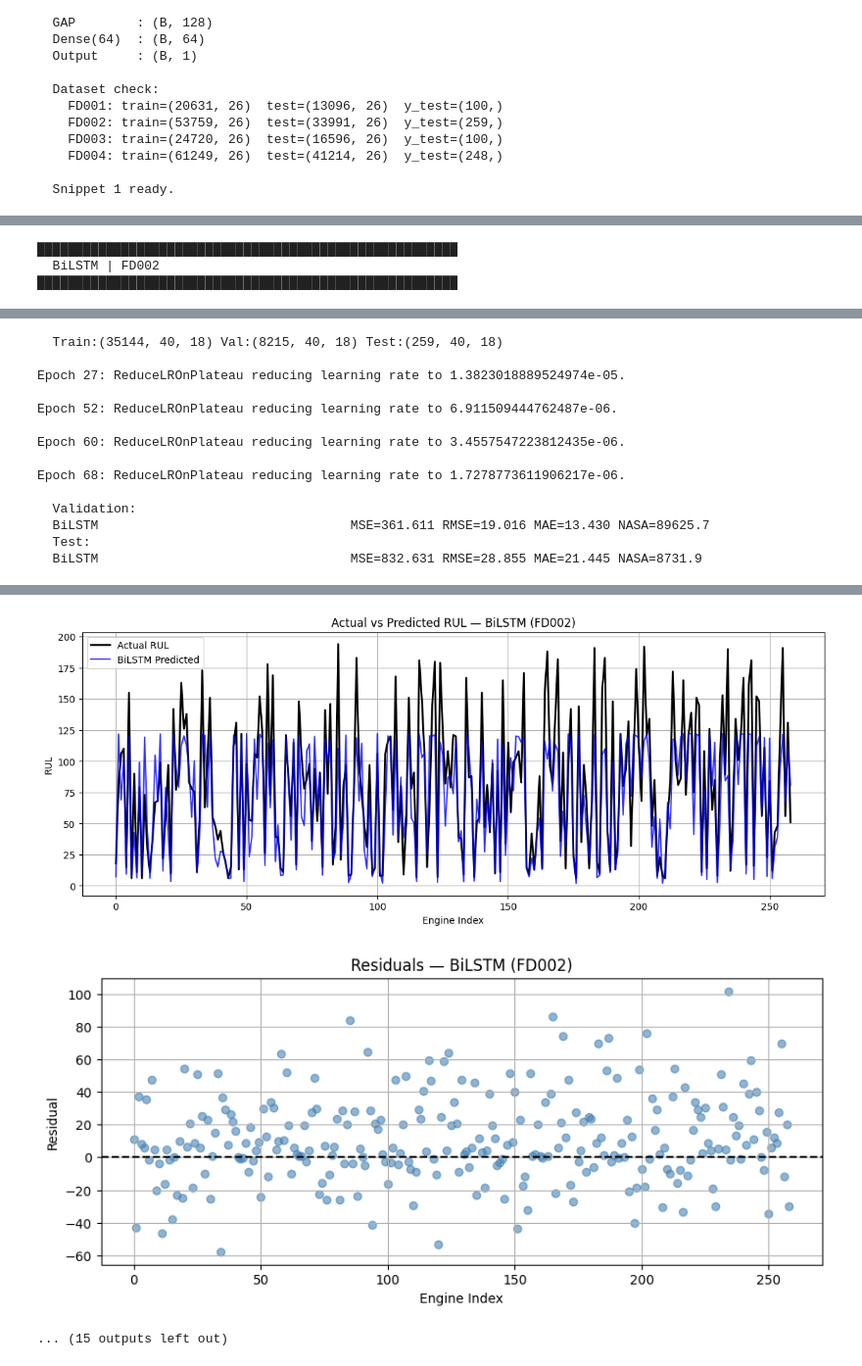
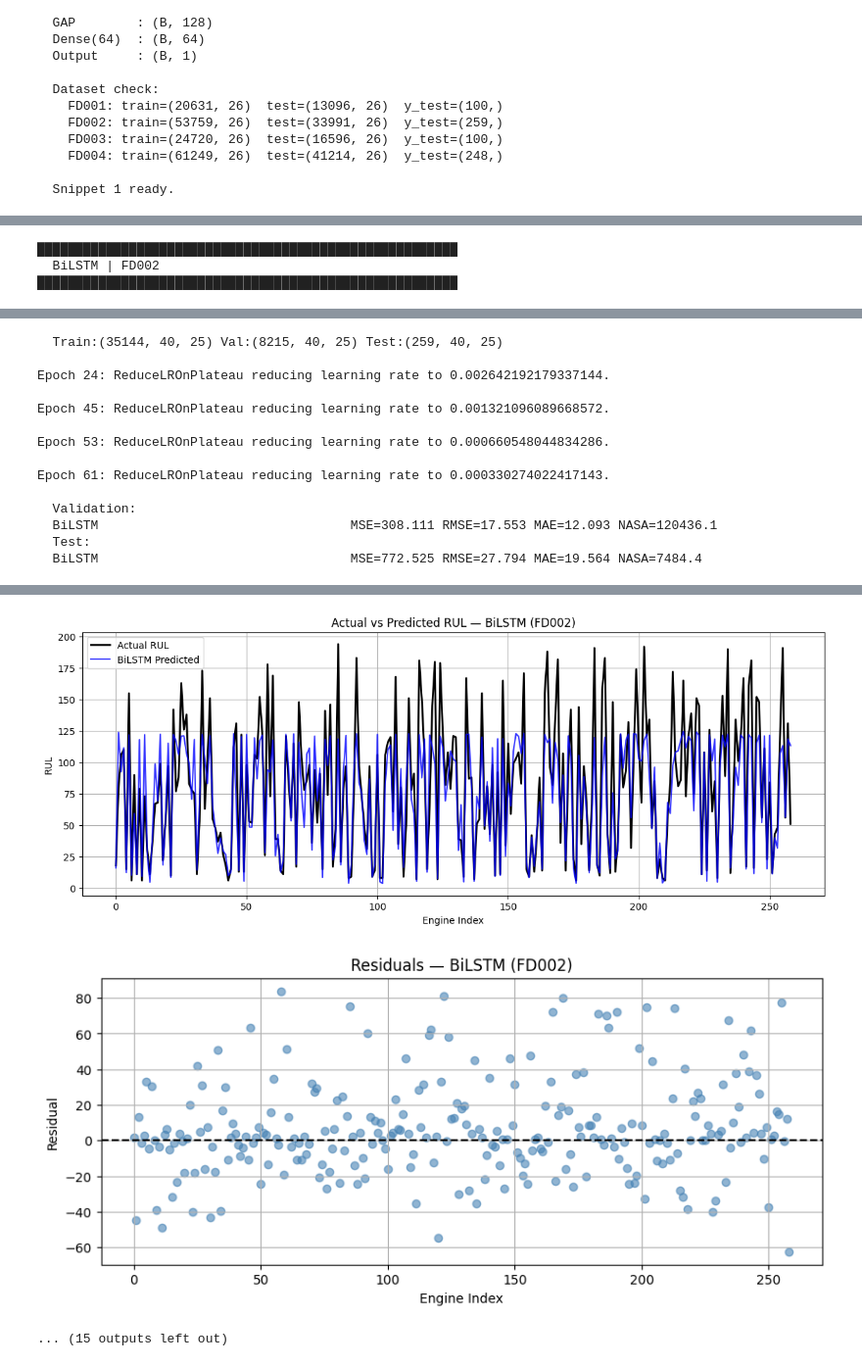
Before and after one commit to PihuCodeTech/Aircraft-Engine-RUL-Prediction, a Jupyter notebook: notebooks/BiLSTM.ipynb, the cells around one changed output, grey strips where cells are left out. Shown at 98% size. Saved outputs shown, nothing was run; the diff lists cells and outputs as text; code cells hidden in the pictures.

Commit message:
FD003 + FD004 combined search

```diff
--- a/notebooks/BiLSTM.ipynb
+++ b/notebooks/BiLSTM.ipynb
@@ -81,12 +81,7 @@ def preprocess(train_df, test_df, dataset):
     train_df['RUL'] = (train_df['max_cycle'] -
                        train_df['cycle']).clip(upper=cfg['rul_threshold'])
     train_df.drop(columns=['max_cycle'], inplace=True)
-
-    # Columns to drop
-    sensors_to_drop = [1, 5, 6, 10, 16, 18, 19]
-    sensor_cols_to_drop = [f's{i}' for i in sensors_to_drop]
-
-    feature_cols  = [c for c in train_df.columns if c not in ['id','RUL'] + sensor_cols_to_drop]
+    feature_cols  = [c for c in train_df.columns if c not in ['id','RUL']]
     scaler        = MinMaxScaler(feature_range=(0, 1))
     train_df[feature_cols] = scaler.fit_transform(train_df[feature_cols])
     test_df[feature_cols]  = scaler.transform(test_df[feature_cols])
@@ -767,9 +837,8 @@ best_hp_bilstm, rs_bilstm, bo_bilstm = bilstm_combined_search(
 # %%
 # ══════════════════════════════════════════════════════════════════════════════
 # BiLSTM — SNIPPET 6: RETRAIN BEST HP ON ALL 4 DATASETS
-# NEW: explicit per-dataset memory cleanup (clear_session + gc + _trim_ram)
-# prevents RAM accumulation across the 4 retrains. Only metrics and test_preds
-# are kept — val_preds, y_val, y_test, and history freed after each dataset.
+# MODIFIED: added rel% column to results table so you can see proportional
+# improvement per dataset alongside absolute delta.
 # ══════════════════════════════════════════════════════════════════════════════
 optimized_bilstm = {}
 
@@ -779,7 +848,6 @@ for dataset in DATASETS:
 
     try:
         result = train_and_evaluate(dataset, best_hp_bilstm, show_plots=True)
-        # Keep only what we need — drop large array references immediately
         optimized_bilstm[dataset] = {
             'rmse'      : result['rmse'],
             'mae'       : result['mae'],
@@ -790,7 +858,6 @@ for dataset in DATASETS:
         del result
 
     finally:
-        # Per-dataset cleanup to keep RAM flat across all 4 retrains
         tf.keras.backend.clear_session()
         gc.collect(); gc.collect()
         _trim_ram()
@@ -799,17 +866,22 @@ print(f"\n{'═'*60}")
 print(f"  {MODEL_NAME} OPTIMIZED RESULTS")
 print(f"{'═'*60}")
 print(f"{'Dataset':<10} {'RMSE':>8} {'MAE':>8} {'MSE':>10} "
-      f"{'NASA':>10} {'vs Baseline':>12}")
-print(f"{'':─<10} {'':─>8} {'':─>8} {'':─>10} {'':─>10} {'':─>12}")
+      f"{'NASA':>10} {'vs Baseline':>12} {'rel %':>8}")
+print(f"{'':─<10} {'':─>8} {'':─>8} {'':─>10} {'':─>10} {'':─>12} {'':─>8}")
 for ds in DATASETS:
-    o = optimized_bilstm[ds]
-    b = all_results[ds]['rmse']
+    o    = optimized_bilstm[ds]
+    b    = all_results[ds]['rmse']
+    diff = o['rmse'] - b
+    pct  = (diff / b) * 100
     print(f"{ds:<10} {o['rmse']:>8.3f} {o['mae']:>8.3f} "
-          f"{o['mse']:>10.3f} {o['nasa']:>10.1f} {o['rmse']-b:>+12.3f}")
+          f"{o['mse']:>10.3f} {o['nasa']:>10.1f} "
+          f"{diff:>+12.3f} {pct:>+7.1f}%")
 
-avg = np.mean([optimized_bilstm[ds]['rmse'] for ds in DATASETS])
-print(f"\n  Average RMSE: {avg:.3f}")
-plot_rmse_bar(optimized_bilstm, f'{MODEL_NAME} Optimized')
+avg_opt  = np.mean([optimized_bilstm[ds]['rmse'] for ds in DATASETS])
+avg_base = np.mean([all_results[ds]['rmse']       for ds in DATASETS])
+print(f"\n  Average RMSE — Baseline: {avg_base:.3f}  "
+      f"Optimized: {avg_opt:.3f}  ({avg_opt-avg_base:+.3f})")
+plot_rmse_bar(optimized_bilstm, f'{MODEL_NAME} Optimized (FD003+FD004 search)')
 
 print(f"\n  HP: {best_hp_bilstm}")
 print("\n  Predictions available for ensemble:")
@@ -817,7 +889,8 @@ for ds in DATASETS:
     tp = optimized_bilstm[ds]['test_preds']
     print(f"    {ds}: test_preds.shape={tp.shape}  "
           f"[min={tp.min():.1f}  max={tp.max():.1f}  mean={tp.mean():.1f}]")
-print("\n  Compatible with TCN, DATCN, DAST, and Deep BiLSTM predictions for weighted ensemble.")
+print("\n  Compatible with TCN, DATCN, DAST, and Deep BiLSTM "
+      "predictions for weighted ensemble.")
 # %% [output]
 ███████████████████████████████████████████████████████
   BiLSTM | FD001
@@ -847,17 +915,17 @@ Epoch 66: ReduceLROnPlateau reducing learning rate to 8.639386805953109e-07.
   BiLSTM | FD002
 ███████████████████████████████████████████████████████
 [figure]
-  Train:(35144, 40, 18) Val:(8215, 40, 18) Test:(259, 40, 18)
+  Train:(35144, 40, 25) Val:(8215, 40, 25) Test:(259, 40, 25)
 
-Epoch 27: ReduceLROnPlateau reducing learning rate to 1.3823018889524974e-05.
+Epoch 24: ReduceLROnPlateau reducing learning rate to 0.002642192179337144.
 
-Epoch 52: ReduceLROnPlateau reducing learning rate to 6.911509444762487e-06.
+Epoch 45: ReduceLROnPlateau reducing learning rate to 0.001321096089668572.
 
-Epoch 60: ReduceLROnPlateau reducing learning rate to 3.4557547223812435e-06.
+Epoch 53: ReduceLROnPlateau reducing learning rate to 0.000660548044834286.
 
-Epoch 68: ReduceLROnPlateau reducing learning rate to 1.7278773611906217e-06.
+Epoch 61: ReduceLROnPlateau reducing learning rate to 0.000330274022417143.
 
   Validation:
-  BiLSTM                                 MSE=361.611 RMSE=19.016 MAE=13.430 NASA=89625.7
+  BiLSTM                                 MSE=308.111 RMSE=17.553 MAE=12.093 NASA=120436.1
   Test:
-  BiLSTM                                 MSE=832.631 RMSE=28.855 MAE=21.445 NASA=8731.9
+  BiLSTM                                 MSE=772.525 RMSE=27.794 MAE=19.564 NASA=7484.4
@@ -865,3 +933,3 @@ Epoch 68: ReduceLROnPlateau reducing learning rate to 1.7278773611906217e-06.
-[figure, old version]
+[figure, new version]
-[figure, old version]
+[figure, new version]
 ... (15 outputs left out)
```
Also changed, not shown: parts of 8 cells of this notebook.
